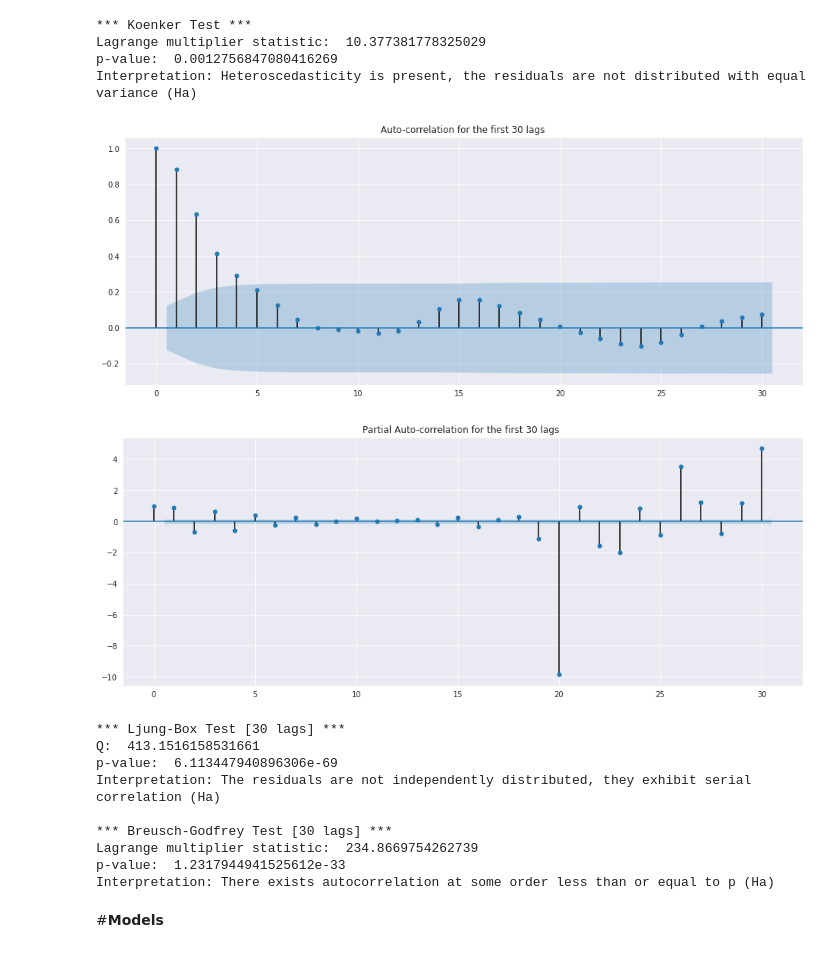
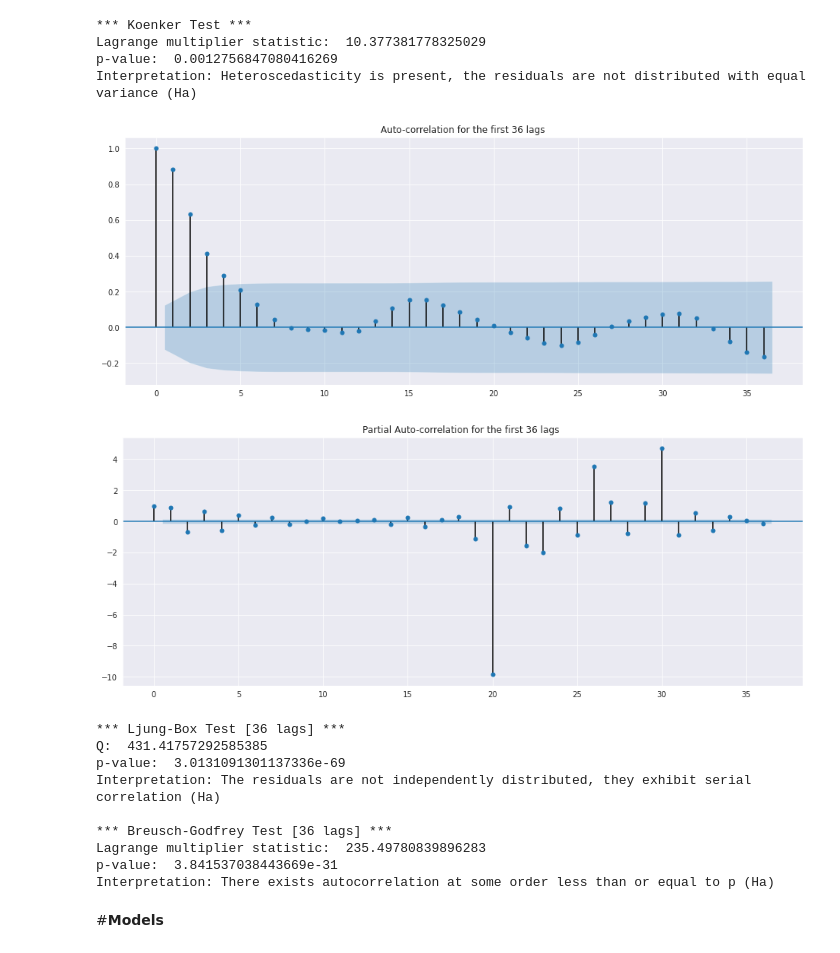
Before and after one commit to MaliheDahmardeh/state-house-price-analysis-SM, a Jupyter notebook: state-house-price-analysis.ipynb, the cells around one changed output. Cells and saved outputs as stored; diff of their text form; code cells hidden in the pictures.

```diff
--- a/state-house-price-analysis.ipynb
+++ b/state-house-price-analysis.ipynb
@@ -176,6 +176,7 @@ a.groupby('RegionName').nunique()
 # drop the states that have lots of null values and specially drop states with the completely empty column(house price column)
 df=df[(df.RegionName != 'UnitedStates')]
 df=df[(df.RegionName != 'Kansas')]
+df=df[(df.RegionName != 'DistrictofColumbia')]
 df=df[(df.RegionName != 'NewYork')]
 df=df[(df.RegionName != 'Wyoming')]
 df=df[(df.RegionName != 'NorthDakota')]
@@ -1178,19 +1197,19 @@ Lagrange multiplier statistic:  10.377381778325029
 p-value:  0.0012756847080416269
 Interpretation: Heteroscedasticity is present, the residuals are not distributed with equal variance (Ha)
 # %%
-autocorrelationPlot(decomp_residuals['resid'], lags=30)
-checkAutorcorrelation(decomp_residuals, lags=30)
+autocorrelationPlot(decomp_residuals['resid'], lags=36)
+checkAutorcorrelation(decomp_residuals, lags=36)
 # %% [output]
-[figure, old version]
+[figure, new version]
-[figure, old version]
+[figure, new version]
-*** Ljung-Box Test [30 lags] ***
-Q:  413.1516158531661
-p-value:  6.113447940896306e-69
+*** Ljung-Box Test [36 lags] ***
+Q:  431.41757292585385
+p-value:  3.0131091301137336e-69
 Interpretation: The residuals are not independently distributed, they exhibit serial correlation (Ha)
 
-*** Breusch-Godfrey Test [30 lags] ***
-Lagrange multiplier statistic:  234.8669754262739
-p-value:  1.2317944941525612e-33
+*** Breusch-Godfrey Test [36 lags] ***
+Lagrange multiplier statistic:  235.49780839896283
+p-value:  3.841537038443669e-31
 Interpretation: There exists autocorrelation at some order less than or equal to p (Ha)
 # %% [markdown]
 #**Models**
```
Also changed, not shown: parts of 36 cells of this notebook.
